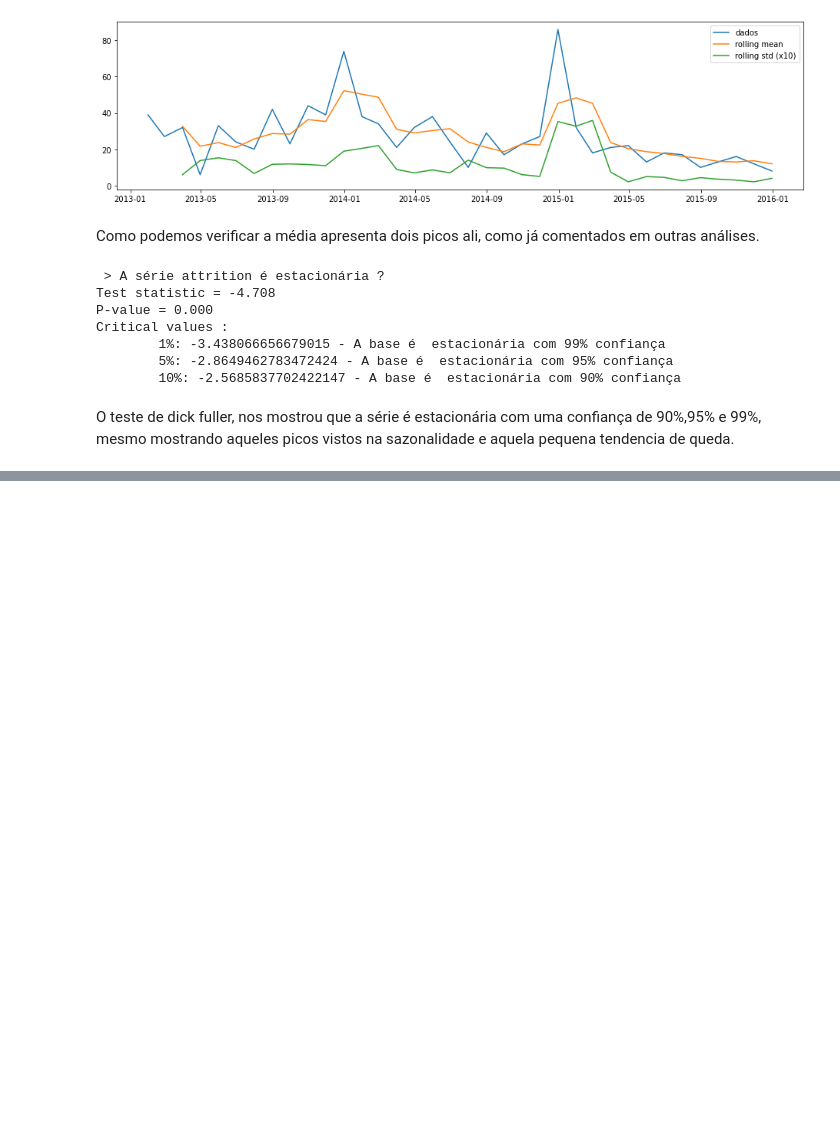
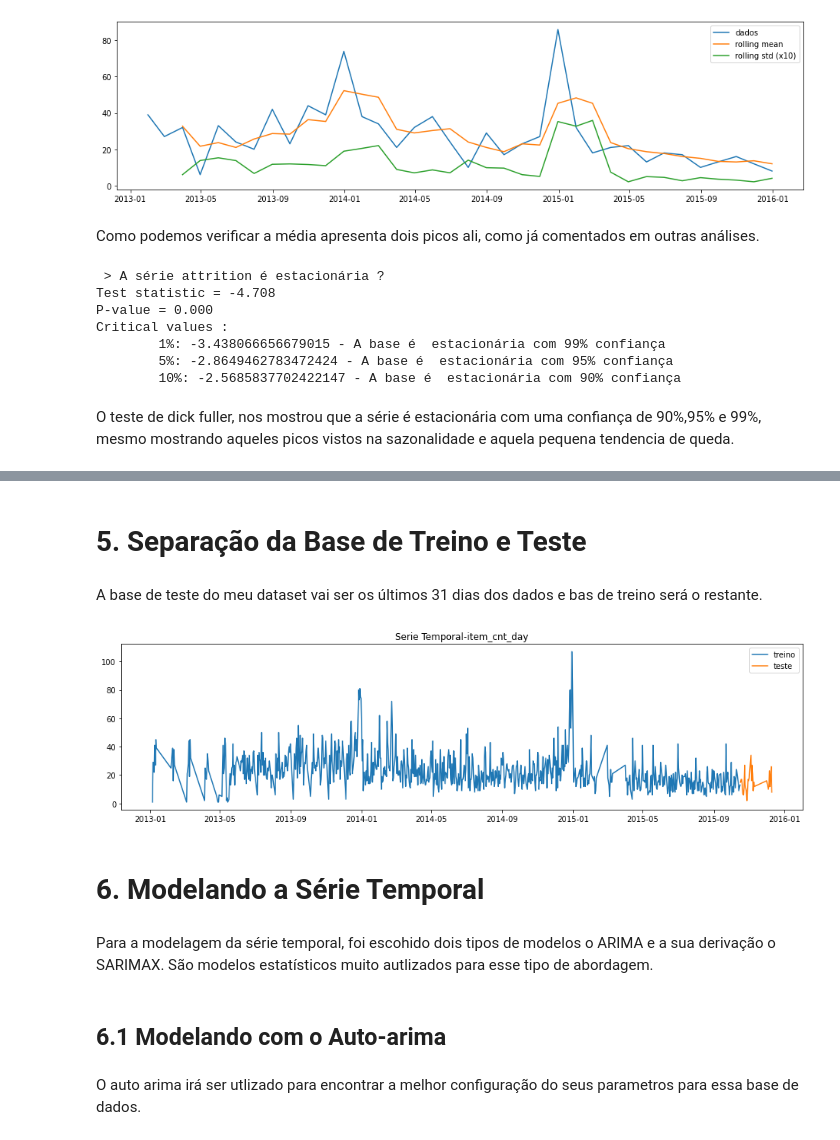
Before and after one commit to costadomar/sales_forecasting, a Jupyter notebook: analise_exploratoria.ipynb, the cells around one changed output, grey strips where cells are left out. Cells and saved outputs as stored; diff of their text form; code cells hidden in the pictures; blank space fills up the shorter version.

Commit message:
add os primeiros modelos

```diff
--- a/analise_exploratoria.ipynb
+++ b/analise_exploratoria.ipynb
@@ -390,0 +397,35 @@ O teste de dick fuller, nos mostrou que a série é estacionária com uma confia
+# %% [markdown]
+# 5. Separação da Base de Treino e Teste
+# %%
+x=df_shop31_Item_20949.drop(columns ='item_cnt_day')
+y=df_shop31_Item_20949.item_cnt_day
+# %%
+## Função para a separação da base de teste e treino do modelo
+def train_test_split(x,y,date_train_star,date_train_end,date_test_star):
+  y_train=y.loc[date_train_star:date_train_end]
+  x_train =x.loc[date_train_star:date_train_end]
+  y_test=y.loc[date_test_star:]
+  x_test=x.loc[date_test_star:]
+  return x_train, x_test, y_train, y_test
+# %% [markdown]
+A base de teste do meu dataset vai ser os últimos 31 dias dos dados e bas de treino será o restante.
+# %%
+x_train, x_test, y_train, y_test = train_test_split(x,y, '2013-01-05','2015-10-16', '2015-10-17')
+# %%
+##Visualização da separação da base de treino e teste
+plt.figure(figsize=(16,4))
+plt.plot(y_train, label= 'treino')
+plt.plot(y_test, label= 'teste')
+plt.title('Serie Temporal-item_cnt_day')
+plt.legend(loc = 'Left corner')
+plt.show()
+# %% [output]
+[figure, added]
+# %% [markdown]
+# 6. Modelando a Série Temporal
+# %% [markdown]
+Para a modelagem da série temporal, foi escohido dois tipos de modelos o ARIMA e a sua derivação o SARIMAX. São modelos estatísticos muito autlizados para esse tipo de abordagem.
+# %% [markdown]
+## 6.1 Modelando com o Auto-arima
+# %% [markdown]
+O auto arima irá ser utlizado para encontrar a melhor configuração do seus parametros para essa base de dados.
```
Also changed, not shown: parts of 14 cells of this notebook.
